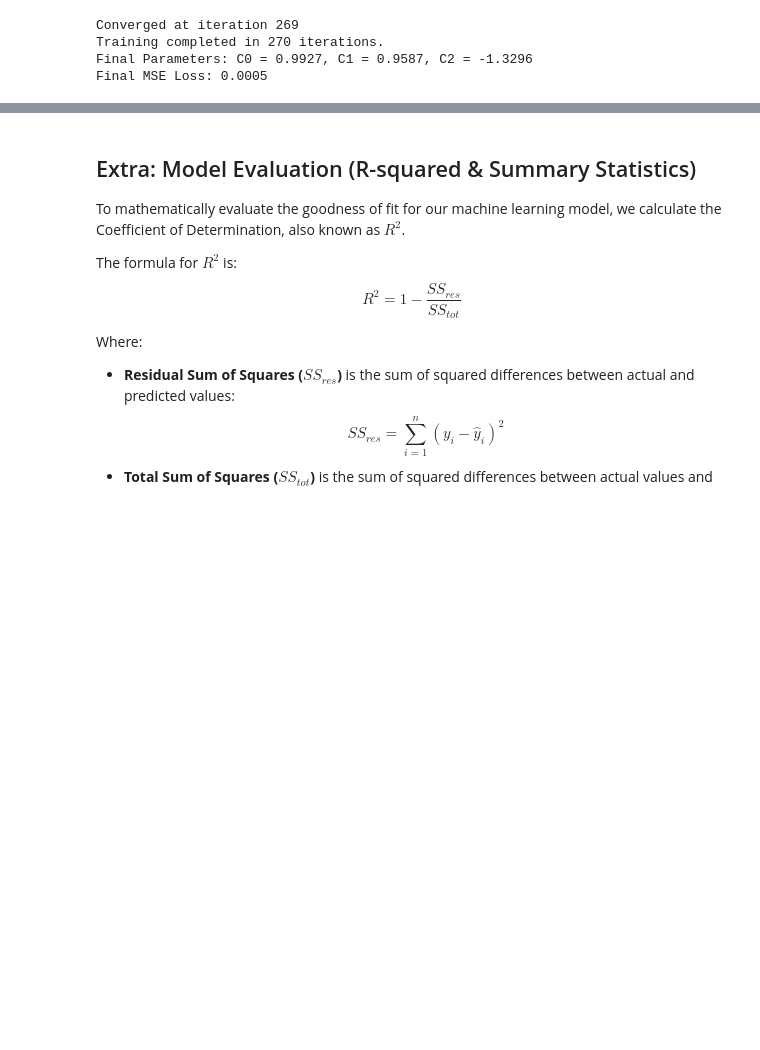
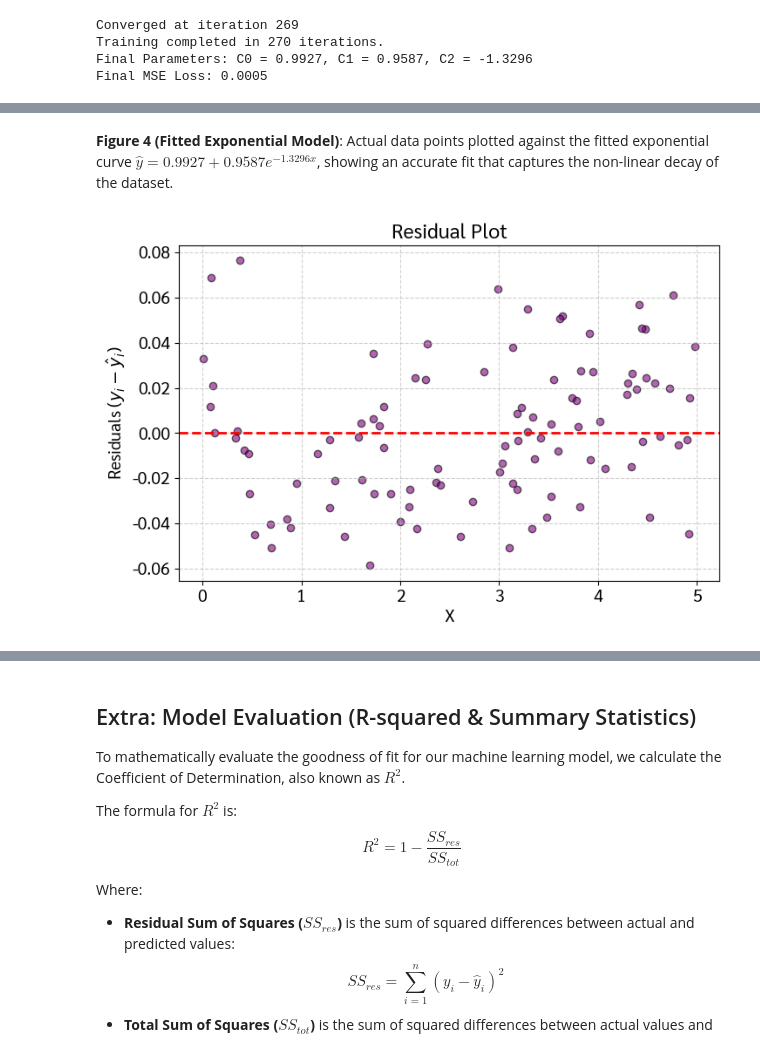
Before and after one commit to Palapluem/cpe342-machine-learning, a Jupyter notebook: assignment/Assignment 2_Training models via iterative approach/Assignment_2_GD.ipynb, the cells around one changed output, grey strips where cells are left out. Cells and saved outputs as stored; diff of their text form; code cells hidden in the pictures; blank space fills up the shorter version.

```diff
--- a/assignment/Assignment 2_Training models via iterative approach/Assignment_2_GD.ipynb
+++ b/assignment/Assignment 2_Training models via iterative approach/Assignment_2_GD.ipynb
@@ -232,0 +278,17 @@ In this section, we analyze the training behavior and performance of our model u
+# %% [markdown]
+**Figure 4 (Fitted Exponential Model)**: Actual data points plotted against the fitted exponential curve $\hat{y} = 0.9927 + 0.9587 e^{-1.3296 x}$, showing an accurate fit that captures the non-linear decay of the dataset.
+# %%
+# Plot 4: Residuals
+plt.figure(figsize=(8, 5))
+Y_pred_final = C0 + C1 * np.exp(C2 * X)
+residuals = Y - Y_pred_final
+plt.scatter(X, residuals, color='purple', alpha=0.6, edgecolor='k')
+plt.axhline(0, color='red', linestyle='--', linewidth=2)
+plt.xlabel('X')
+plt.ylabel('Residuals ($y_i - \\hat{y}_i$)')
+plt.title('Residual Plot')
+plt.grid(True, linestyle='--', alpha=0.6)
+plt.savefig('plot_5_residuals.pdf', bbox_inches='tight')
+plt.show()
+# %% [output]
+[figure, added]
```
Also changed, not shown: parts of 12 cells of this notebook, 13 other files.
